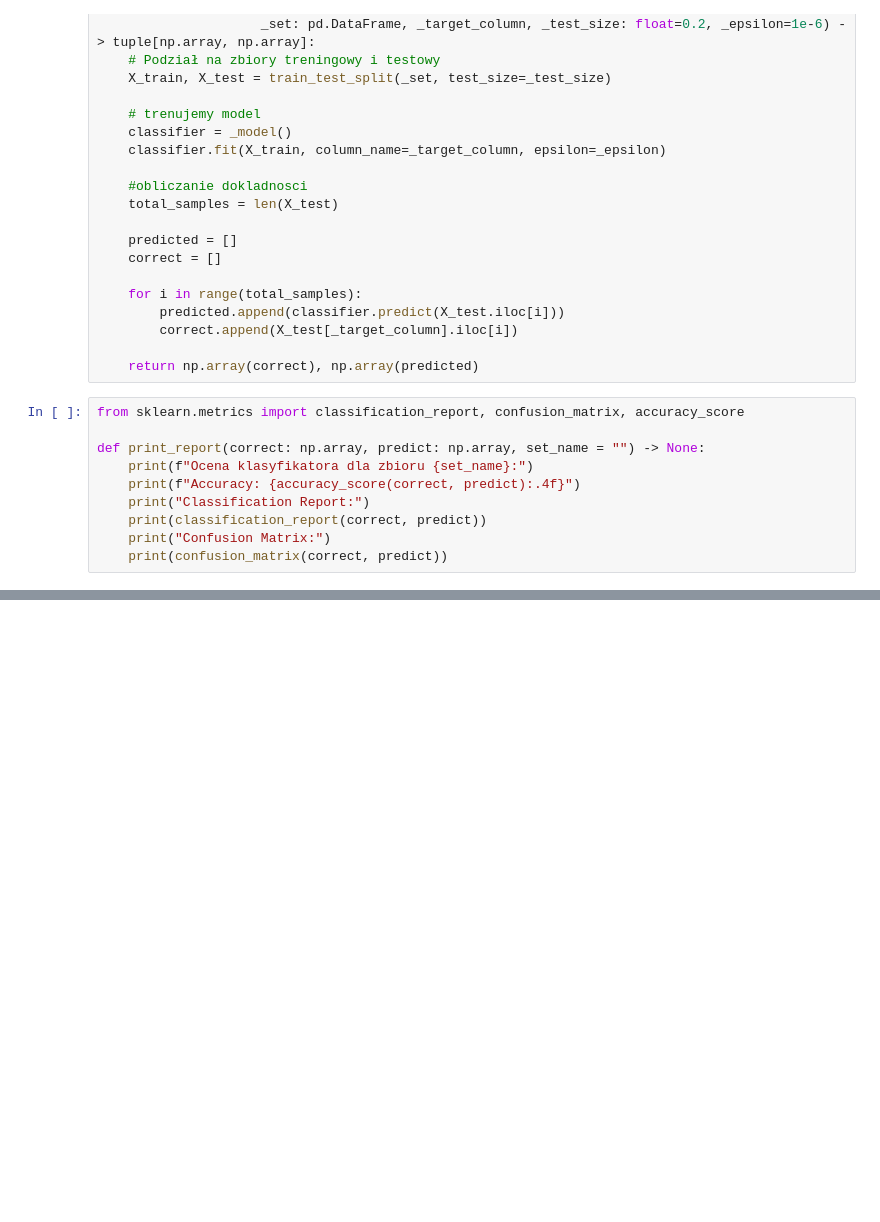
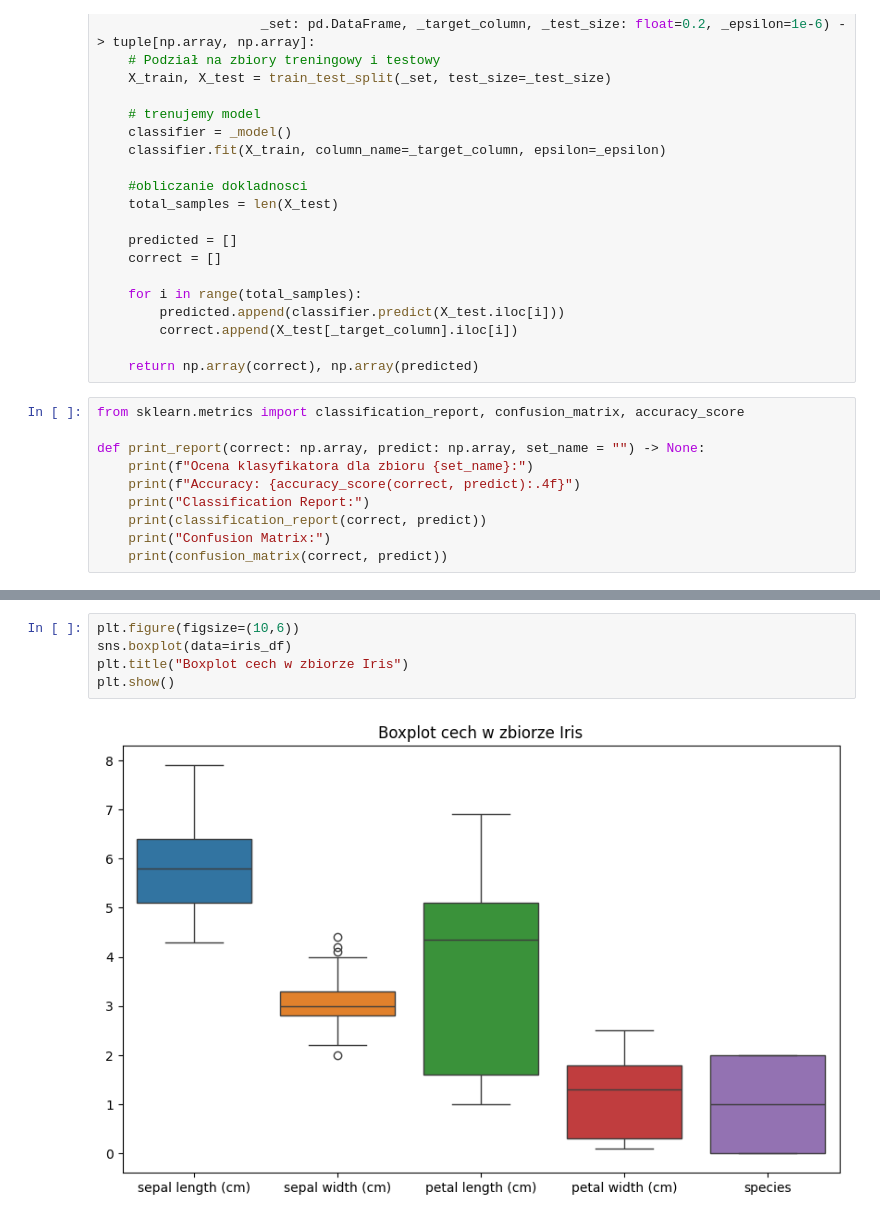
Before and after one commit to FalcO0O/Statystyka-projekt-AGH, a Jupyter notebook: statystyka1.ipynb, the cells around one changed output, grey strips where cells are left out. Drawn from its saved outputs; the diff is of its cells as text; blank space fills up the shorter version.

```diff
--- a/statystyka1.ipynb
+++ b/statystyka1.ipynb
@@ -392,0 +428,7 @@ Confusion Matrix:
+# %%
+plt.figure(figsize=(10,6))
+sns.boxplot(data=iris_df)
+plt.title("Boxplot cech w zbiorze Iris")
+plt.show()
+# %% [output]
+[figure, added]
```
Also changed, not shown: parts of 20 cells of this notebook.
